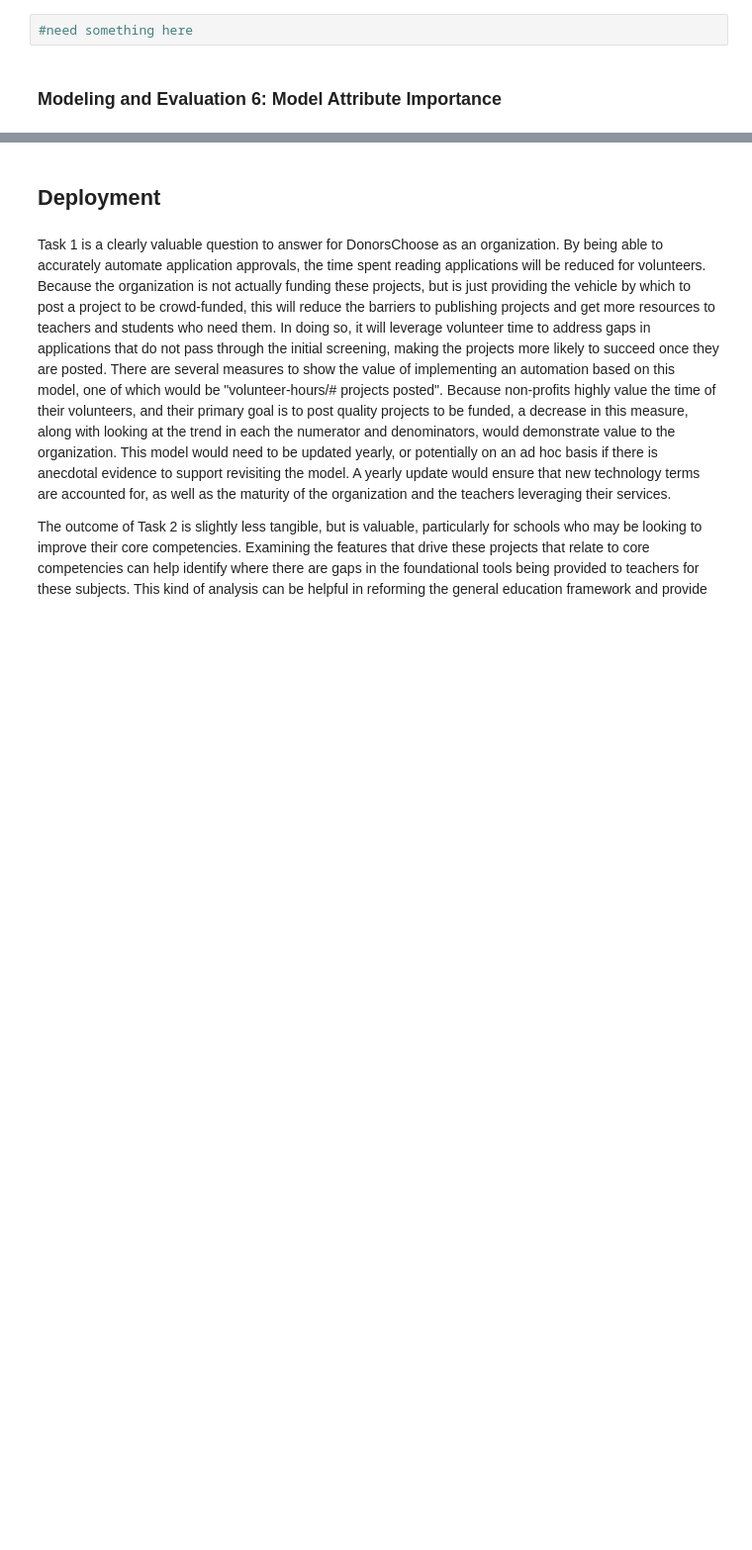
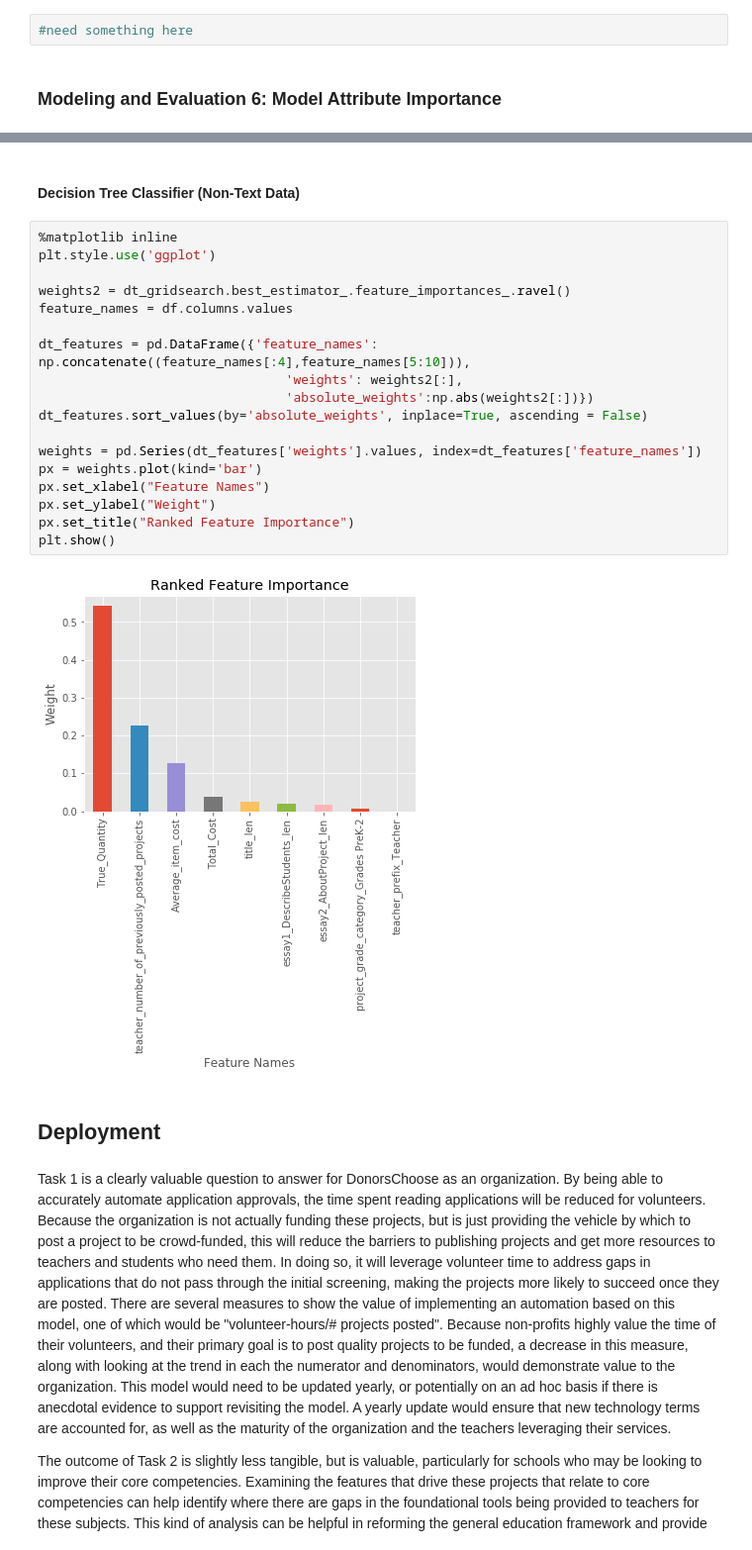
Before and after one commit to davestroud/DataMining_SMU, a Jupyter notebook: Proj2-Aschams.ipynb, the cells around one changed output, grey strips where cells are left out. Shown: that part at 99% size. Saved outputs shown, nothing was run; the diff lists cells and outputs as text; blank space fills up the shorter version.

```diff
--- a/Proj2-Aschams.ipynb
+++ b/Proj2-Aschams.ipynb
@@ -1091,3 +1115,25 @@ plt.show()
+# %% [markdown]
+#### Decision Tree Classifier (Non-Text Data)
+# %%
+%matplotlib inline
+plt.style.use('ggplot')
+
+weights2 = dt_gridsearch.best_estimator_.feature_importances_.ravel()
+feature_names = df.columns.values
+
+dt_features = pd.DataFrame({'feature_names': np.concatenate((feature_names[:4],feature_names[5:10])),
+                                'weights': weights2[:],
+                                'absolute_weights':np.abs(weights2[:])})
+dt_features.sort_values(by='absolute_weights', inplace=True, ascending = False)
+
+weights = pd.Series(dt_features['weights'].values, index=dt_features['feature_names'])
+px = weights.plot(kind='bar')
+px.set_xlabel("Feature Names")
+px.set_ylabel("Weight")
+px.set_title("Ranked Feature Importance")
+plt.show()
+# %% [output]
+[figure, added]
 # %% [markdown]
 ## Deployment
 # %% [markdown]
```
Also changed, not shown: parts of 11 cells of this notebook.
